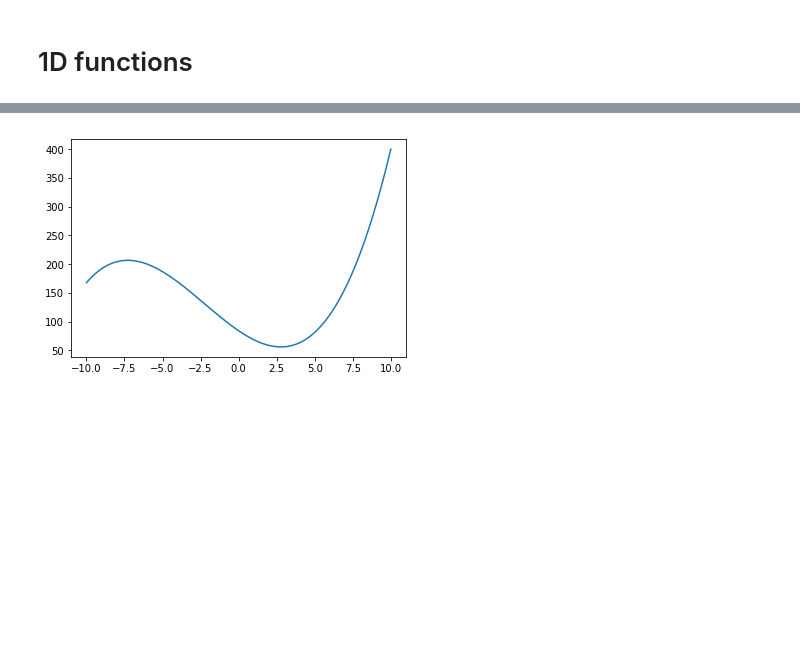
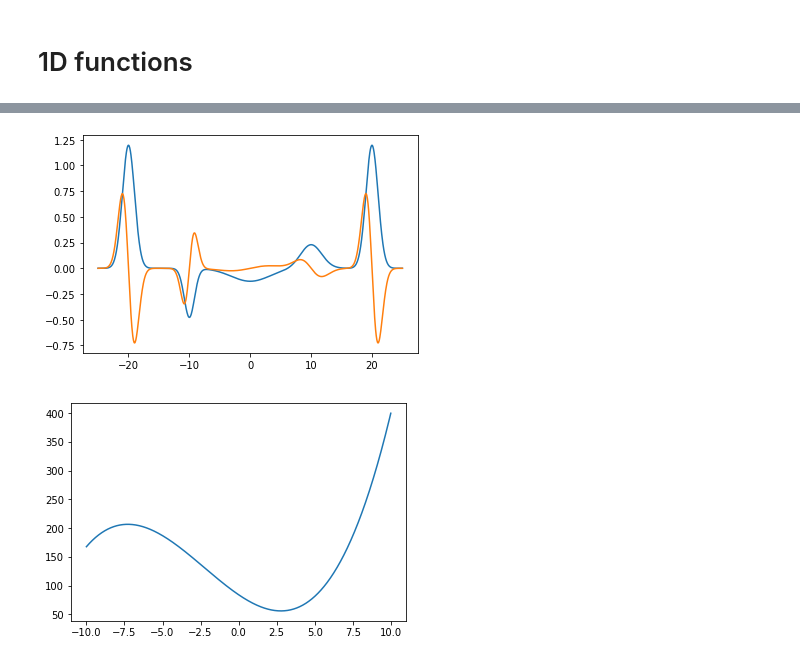
Before and after one commit to daniellengyel/shallow_minima, a Jupyter notebook: Different Functions.ipynb, the cells around one changed output, grey strips where cells are left out. Saved outputs shown, nothing was run; the diff lists cells and outputs as text; code cells hidden in the pictures; blank space fills up the shorter version.

```diff
--- a/Different Functions.ipynb
+++ b/Different Functions.ipynb
@@ -10,3 +40,21 @@ import plotly.graph_objects as go
+# %%
+X = np.linspace(-25, 25, 1000)
+inp = np.array([X])
+
+g_params = [[-10, 0.7, -1], [0, 10, -1], [10, 3, 1], [-20, 1, 3], [20, 1, 3]]
+func = gaussian_sum(g_params)
+g_func = grad_gaussian_sum(g_params)
+
+out = func(inp)
+out_grad = g_func(inp)
+# out_grad = grad(flat_sharp_hill_gaussian)(inp) #grad_flat_sharp_hill_gaussian(inp)
+
+plt.plot(X, out)
+plt.plot(X, out_grad[0])
+
+plt.show()
+# %% [output]
+[figure, added]
 # %%
 X = np.linspace(-10, 10, 1000)
 inp = np.array([X])
```
Also changed, not shown: parts of 5 cells of this notebook, 4 other files.
